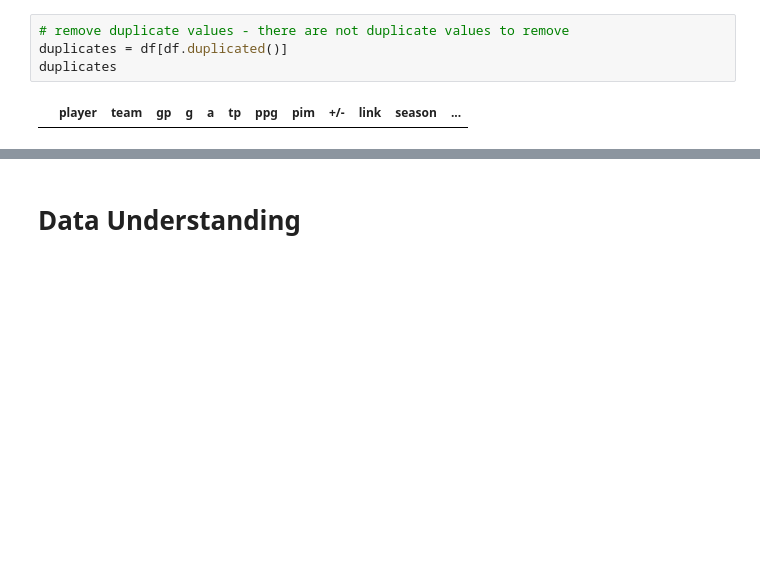
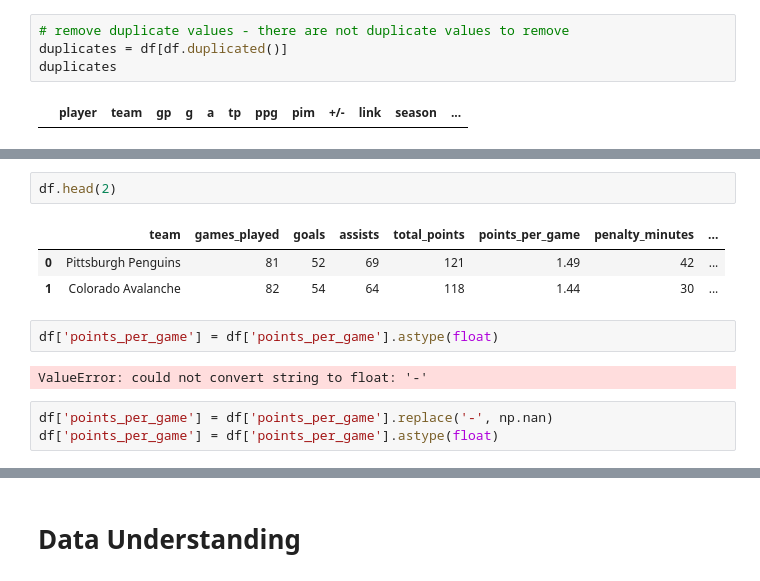
Before and after one commit to Marissa841/Predicting-Head-Injuries-in-NHL-Players--A-Machine-Learning-Approach, a Jupyter notebook: notebook_1.ipynb, the cells around one changed output, grey strips where cells are left out. Drawn from its saved outputs; the diff is of its cells as text; blank space fills up the shorter version.

```diff
--- a/notebook_1.ipynb
+++ b/notebook_1.ipynb
@@ -129,0 +187,13 @@ print(df[(z > 3).any(axis=1)])
+# %%
+df.head(2)
+# %% [output]
+|  | team | games_played | goals | assists | total_points | points_per_game | penalty_minutes | ... |
+| 0 | Pittsburgh Penguins | 81 | 52 | 69 | 121 | 1.49 | 42 | ... |
+| 1 | Colorado Avalanche | 82 | 54 | 64 | 118 | 1.44 | 30 | ... |
+# %%
+df['points_per_game'] = df['points_per_game'].astype(float)
+# %% [output]
+ValueError: could not convert string to float: '-'
+# %%
+df['points_per_game'] = df['points_per_game'].replace('-', np.nan)
+df['points_per_game'] = df['points_per_game'].astype(float)
```
Also changed, not shown: parts of 22 cells of this notebook.
